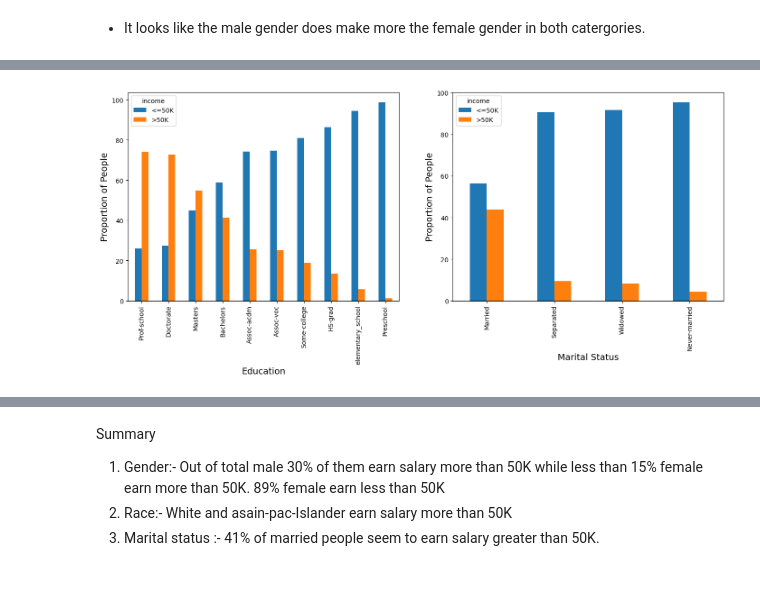
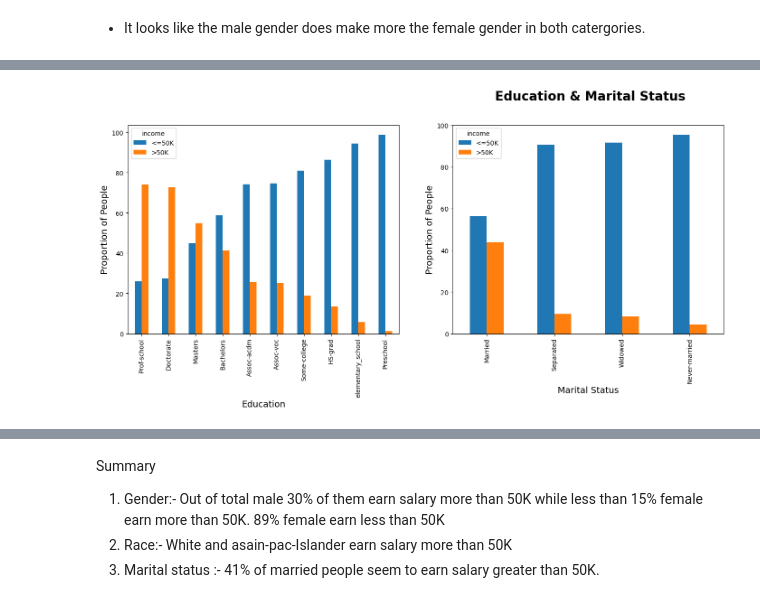
Before and after one commit to Kassandracw8/Adult-Income-, a Jupyter notebook: Adult_Income.ipynb, the cells around one changed output, grey strips where cells are left out. Drawn from its saved outputs; the diff is of its cells as text; code cells hidden in the pictures.

```diff
--- a/Adult_Income.ipynb
+++ b/Adult_Income.ipynb
@@ -466,14 +536,18 @@ plt.ylabel('Proportion of People',fontsize = 14);
 # %%
 fig = plt.figure(figsize = (17,6))
 ax = fig.add_subplot(1,2,1)
 (table_edu.div(table_edu.sum(axis = 1),axis = 0)*100).sort_values(by = '<=50K').plot(kind = 'bar',ax =ax);
 plt.xlabel('Education',fontsize = 14);
 plt.ylabel('Proportion of People',fontsize = 14);
 
 
 ax = fig.add_subplot(1,2,2)
 (table_marital.div(table_marital.sum(axis = 1),axis = 0)*100).sort_values(by = '<=50K').plot(kind = 'bar',ax = ax);
+ax.set_title(' Education & Marital Status',
+             fontsize = 20,
+             fontweight = 'bold',
+             y=1.1);
 plt.xlabel('Marital Status',fontsize = 14);
 plt.ylabel('Proportion of People',fontsize = 14);
 # %% [output]
-[figure, old version]
+[figure, new version]
```
Also changed, not shown: parts of 44 cells of this notebook.
